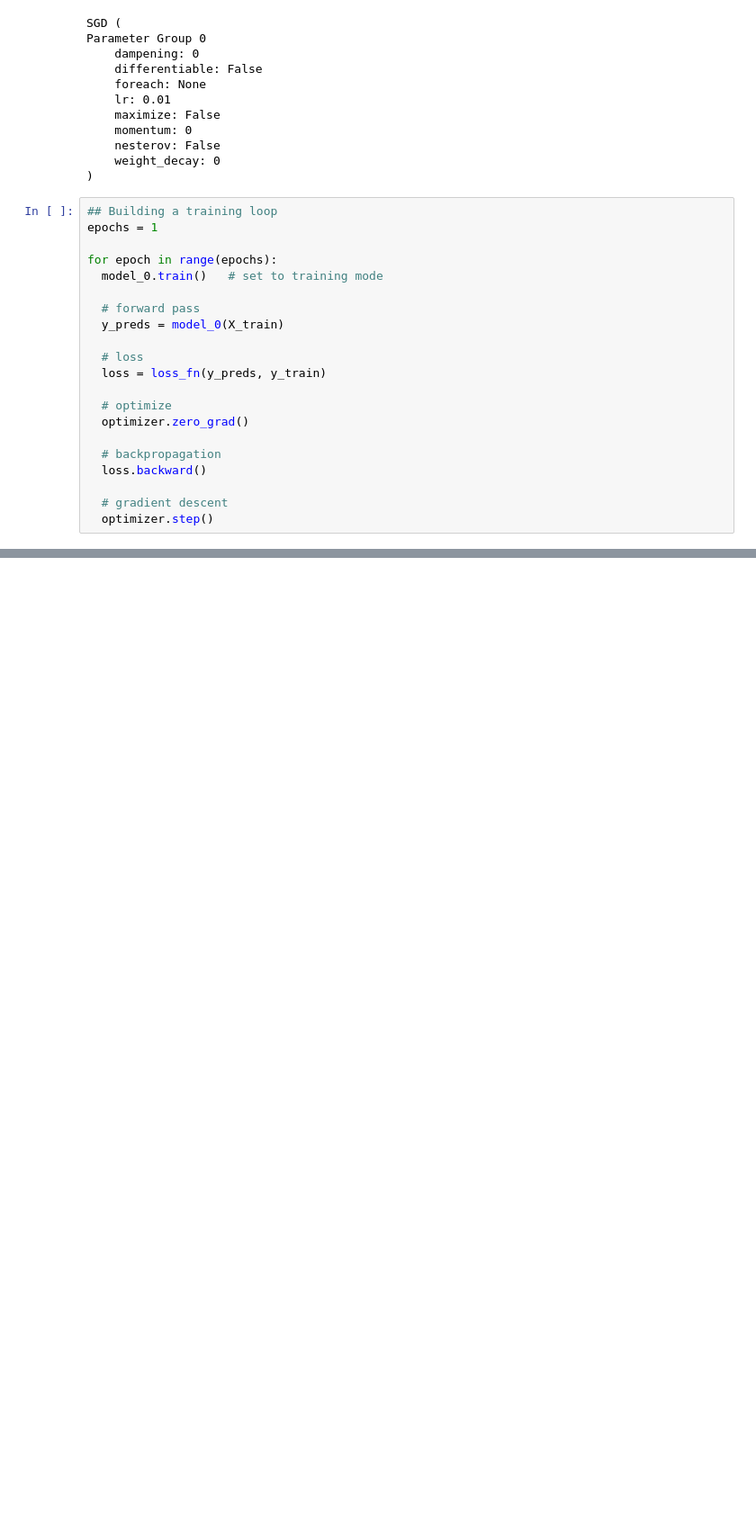
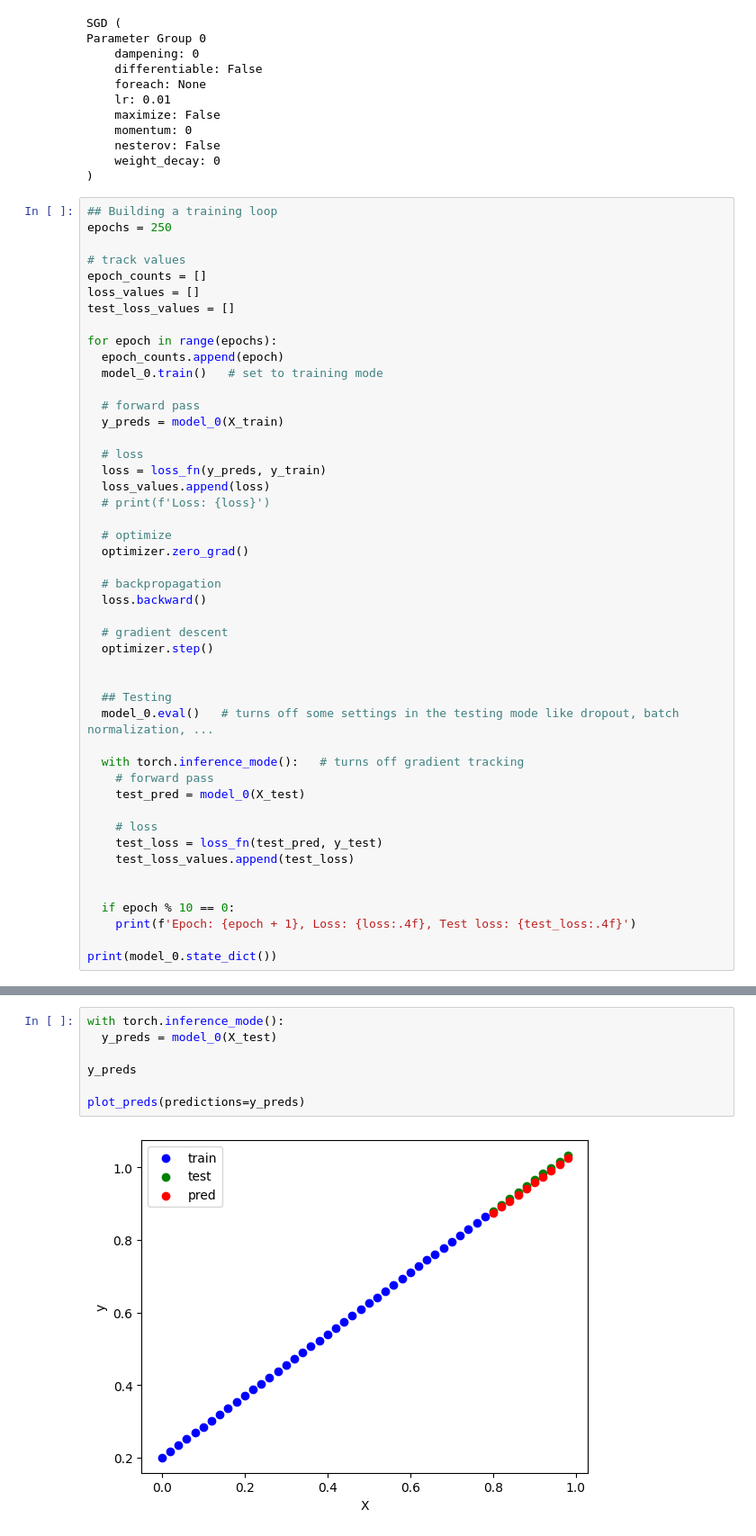
Before and after one commit to AlirezaAhadipour/PyTorch-deep-learning, a Jupyter notebook: 01_pytorch_workflow.ipynb, the cells around one changed output, grey strips where cells are left out. Shown at 90% size. Cells and saved outputs as stored; diff of their text form; blank space fills up the shorter version.

```diff
--- a/01_pytorch_workflow.ipynb
+++ b/01_pytorch_workflow.ipynb
@@ -149,9 +150,15 @@ Parameter Group 0
 )
 # %%
 ## Building a training loop
-epochs = 1
+epochs = 250
+
+# track values
+epoch_counts = []
+loss_values = []
+test_loss_values = []
 
 for epoch in range(epochs):
+  epoch_counts.append(epoch)
   model_0.train()   # set to training mode
 
   # forward pass
@@ -159,6 +166,8 @@ for epoch in range(epochs):
 
   # loss
   loss = loss_fn(y_preds, y_train)
+  loss_values.append(loss)
+  # print(f'Loss: {loss}')
 
   # optimize
   optimizer.zero_grad()
@@ -168,3 +177,21 @@ for epoch in range(epochs):
 
   # gradient descent
   optimizer.step()
+
+
+  ## Testing
+  model_0.eval()   # turns off some settings in the testing mode like dropout, batch normalization, ...
+
+  with torch.inference_mode():   # turns off gradient tracking
+    # forward pass
+    test_pred = model_0(X_test)
+
+    # loss
+    test_loss = loss_fn(test_pred, y_test)
+    test_loss_values.append(test_loss)
+
+
+  if epoch % 10 == 0:
+    print(f'Epoch: {epoch + 1}, Loss: {loss:.4f}, Test loss: {test_loss:.4f}')
+
+print(model_0.state_dict())
@@ -170,0 +216,9 @@ for epoch in range(epochs):
+# %%
+with torch.inference_mode():
+  y_preds = model_0(X_test)
+
+y_preds
+
+plot_preds(predictions=y_preds)
+# %% [output]
+[figure, added]
```
Also changed, not shown: parts of 24 cells of this notebook.
